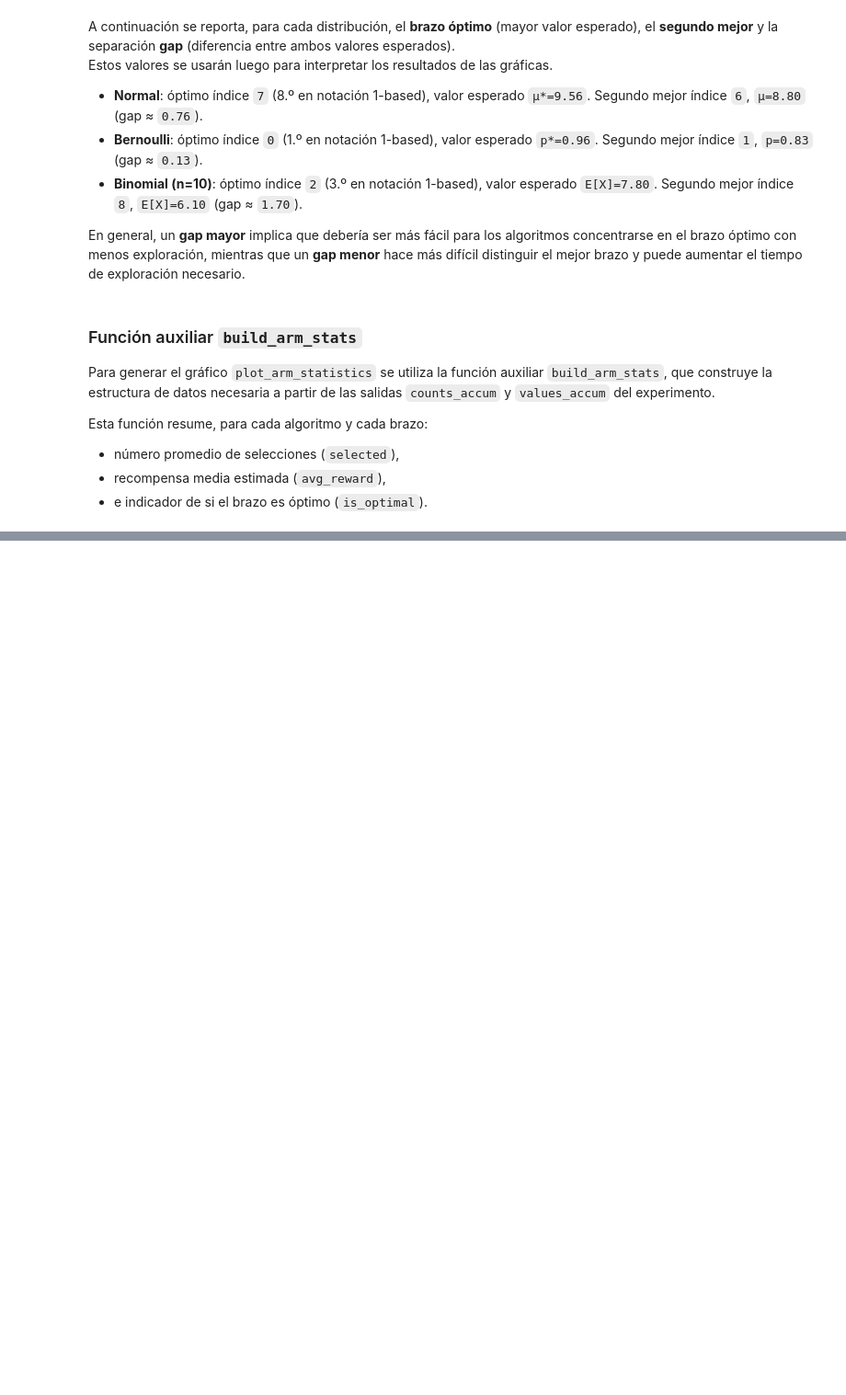
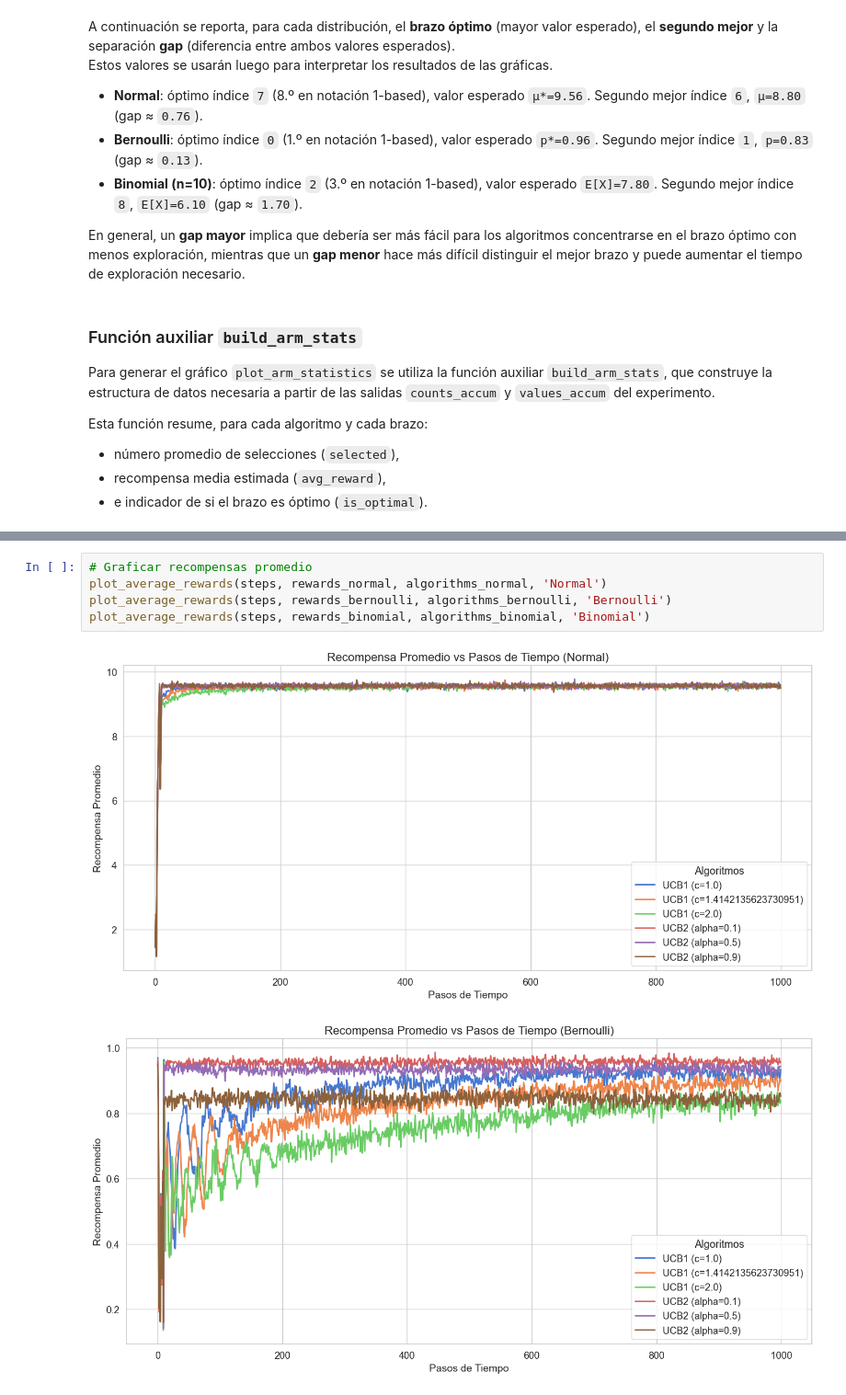
Before and after one commit to imchrisrueda/extML, a Jupyter notebook: k_brazos/banditUCB.ipynb, the cells around one changed output, grey strips where cells are left out. Shown at 92% size. Drawn from its saved outputs; the diff is of its cells as text; blank space fills up the shorter version.

```diff
--- a/k_brazos/banditUCB.ipynb
+++ b/k_brazos/banditUCB.ipynb
@@ -274,0 +306,8 @@ Esta función resume, para cada algoritmo y cada brazo:
+# %%
+# Graficar recompensas promedio
+plot_average_rewards(steps, rewards_normal, algorithms_normal, 'Normal')
+plot_average_rewards(steps, rewards_bernoulli, algorithms_bernoulli, 'Bernoulli')
+plot_average_rewards(steps, rewards_binomial, algorithms_binomial, 'Binomial')
+# %% [output]
+[figure, added]
+[figure, added]
```
Also changed, not shown: parts of 16 cells of this notebook.
